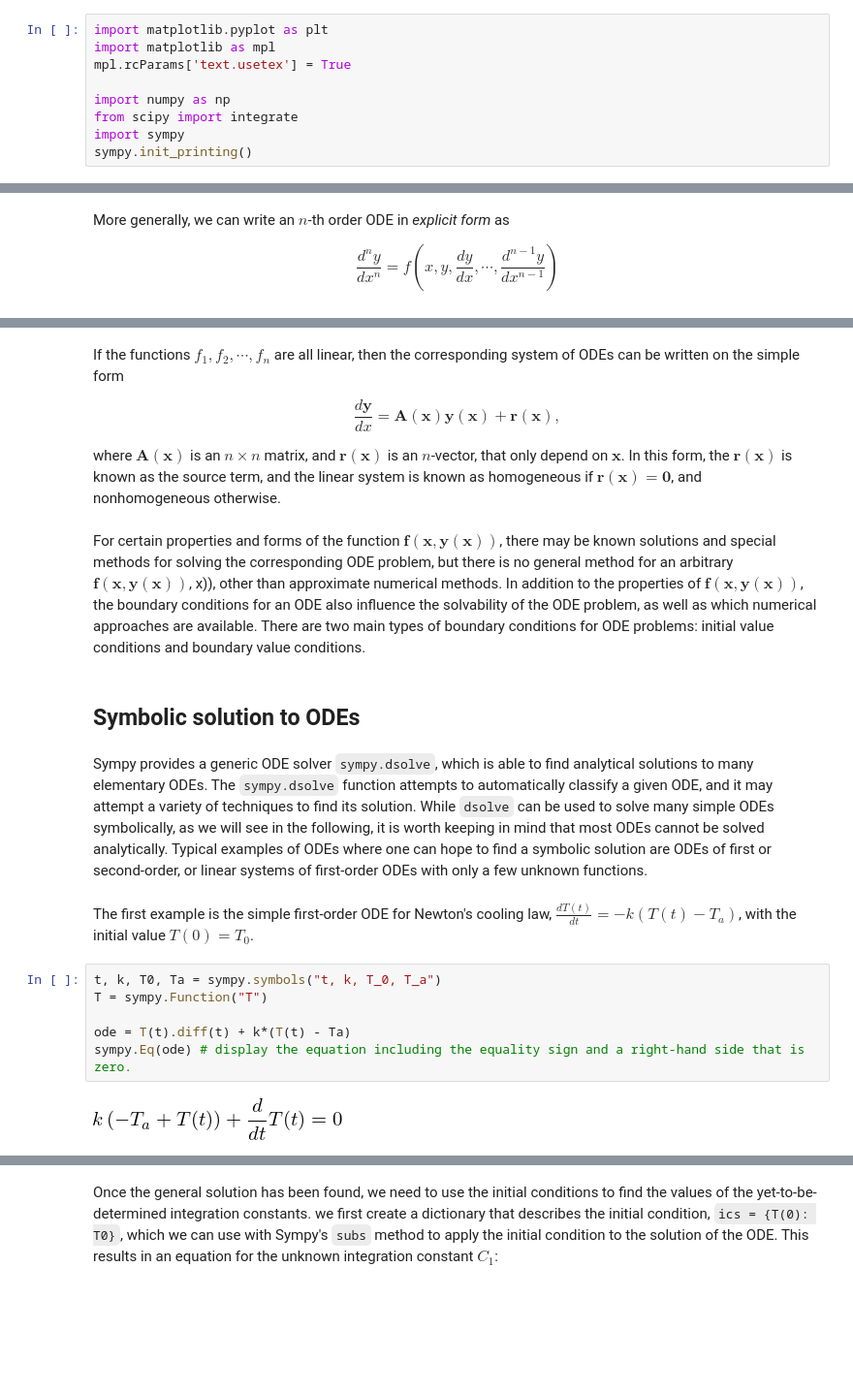
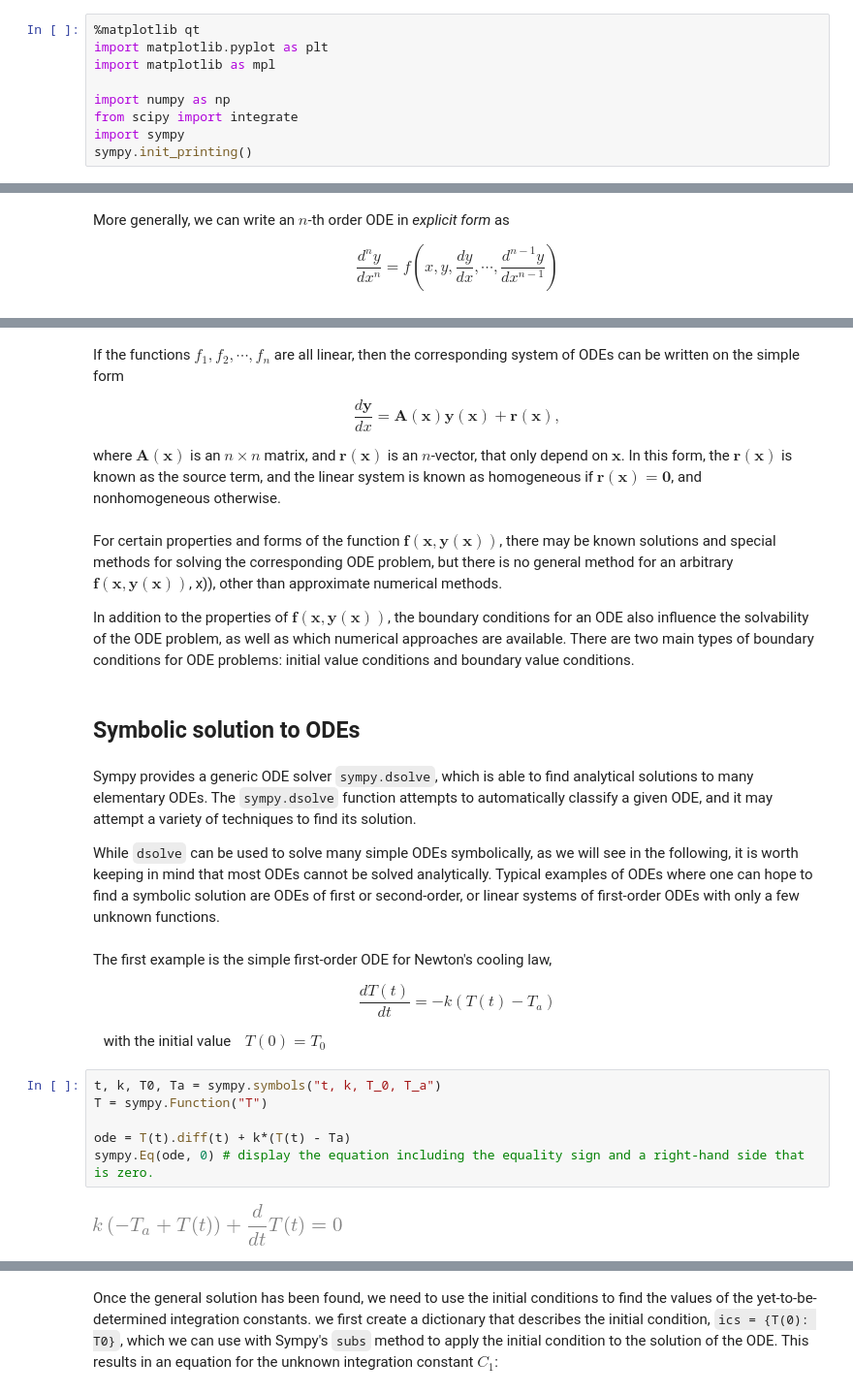
Before and after one commit to SeoulTechPSE/EngNm, a Jupyter notebook: ch09_code.ipynb, the cells around one changed output, grey strips where cells are left out. Shown at 97% size. Saved outputs shown, nothing was run; the diff lists cells and outputs as text; blank space fills up the shorter version.

```diff
--- a/ch09_code.ipynb
+++ b/ch09_code.ipynb
@@ -24,9 +23,9 @@ from the `integrate` module in Scipy.
 # %% [markdown]
 ## Importing modules
 # %%
+%matplotlib qt
 import matplotlib.pyplot as plt
 import matplotlib as mpl
-mpl.rcParams['text.usetex'] = True
 
 import numpy as np
 from scipy import integrate
@@ -86,35 +85,36 @@ ODEs takes the function $\mathbf{f} = (f_1, f_2,\cdots,f_n)$.
 # %% [markdown]
-If the functions $f_1, f_2, \cdots, f_n$ are all linear, then the corresponding system of ODEs can be written on the
-simple form
+If the functions $f_1, f_2, \cdots, f_n$ are all linear, then the corresponding system of ODEs can be written on the simple form
 
 $$ \frac{d\mathbf{y}}{dx} = \mathbf{A}(\mathbf{x})\mathbf{y}(\mathbf{x}) +\mathbf{r}(\mathbf{x}),$$
 
-where $\mathbf{A}(\mathbf{x})$ is an $n\times n$ matrix, and $\mathbf{r}(\mathbf{x})$ is an $n$-vector, that only depend
-on $\mathbf{x}$. In this form, the $\mathbf{r}(\mathbf{x})$ is known as the source term, and the linear system is known as homogeneous if
-$\mathbf{r}(\mathbf{x})=\mathbf{0}$, and nonhomogeneous otherwise.
+where $\mathbf{A}(\mathbf{x})$ is an $n\times n$ matrix, and $\mathbf{r}(\mathbf{x})$ is an $n$-vector, that only depend on $\mathbf{x}$. In this form, the $\mathbf{r}(\mathbf{x})$ is known as the source term, and the linear system is known as homogeneous if $\mathbf{r}(\mathbf{x})=\mathbf{0}$, and nonhomogeneous otherwise.
 # %% [markdown]
-For certain properties and forms of the function $\mathbf{f}(\mathbf{x}, \mathbf{y}(\mathbf{x}))$, there may be known solutions and special methods for solving the corresponding ODE problem, but there is no general method for an arbitrary $\mathbf{f}(\mathbf{x}, \mathbf{y}(\mathbf{x}))$, x)), other than approximate numerical methods. In addition to the properties of $\mathbf{f}(\mathbf{x}, \mathbf{y}(\mathbf{x}))$, the boundary conditions for an ODE also influence the solvability of the ODE problem, as well as which numerical approaches are available. There are two main types of boundary conditions for ODE problems: initial value conditions
+For certain properties and forms of the function $\mathbf{f}(\mathbf{x}, \mathbf{y}(\mathbf{x}))$, there may be known solutions and special methods for solving the corresponding ODE problem, but there is no general method for an arbitrary $\mathbf{f}(\mathbf{x}, \mathbf{y}(\mathbf{x}))$, x)), other than approximate numerical methods.
+
+In addition to the properties of $\mathbf{f}(\mathbf{x}, \mathbf{y}(\mathbf{x}))$, the boundary conditions for an ODE also influence the solvability of the ODE problem, as well as which numerical approaches are available. There are two main types of boundary conditions for ODE problems: initial value conditions
 and boundary value conditions.
 # %% [markdown]
 ## Symbolic solution to ODEs
 # %% [markdown]
 Sympy provides a generic ODE solver `sympy.dsolve`, which is able to find analytical solutions to many
 elementary ODEs. The `sympy.dsolve` function attempts to automatically classify a given ODE, and it may
-attempt a variety of techniques to find its solution. While `dsolve` can be used to solve many simple
-ODEs symbolically, as we will see in the following, it is worth keeping in mind that most ODEs cannot be
-solved analytically. Typical examples of ODEs where one can hope to find a symbolic solution are ODEs
-of first or second-order, or linear systems of first-order ODEs with only a few unknown functions.
+attempt a variety of techniques to find its solution.
+
+While `dsolve` can be used to solve many simple ODEs symbolically, as we will see in the following, it is worth keeping in mind that most ODEs cannot be solved analytically. Typical examples of ODEs where one can hope to find a symbolic solution are ODEs of first or second-order, or linear systems of first-order ODEs with only a few unknown functions.
 # %% [markdown]
-The first example is the simple first-order ODE for Newton's
-cooling law, $\displaystyle\frac{dT(t)}{dt} = -k(T(t) -T_a)$, with the initial value $T(0) = T_0$.
+The first example is the simple first-order ODE for Newton's cooling law,
+
+$$\displaystyle\frac{dT(t)}{dt} = -k(T(t) -T_a)$$
+
+$\text{ }$with the initial value $\text{ }T(0) = T_0$
 # %%
 t, k, T0, Ta = sympy.symbols("t, k, T_0, T_a")
 T = sympy.Function("T")
 
 ode = T(t).diff(t) + k*(T(t) - Ta)
-sympy.Eq(ode) # display the equation including the equality sign and a right-hand side that is zero.
+sympy.Eq(ode, 0) # display the equation including the equality sign and a right-hand side that is zero.
 # %% [output]
-[figure, old version]
+[figure, new version]
 # %%
 ode_sol = sympy.dsolve(ode); ode_sol
 # %% [output]
```
Also changed, not shown: parts of 54 cells of this notebook.
